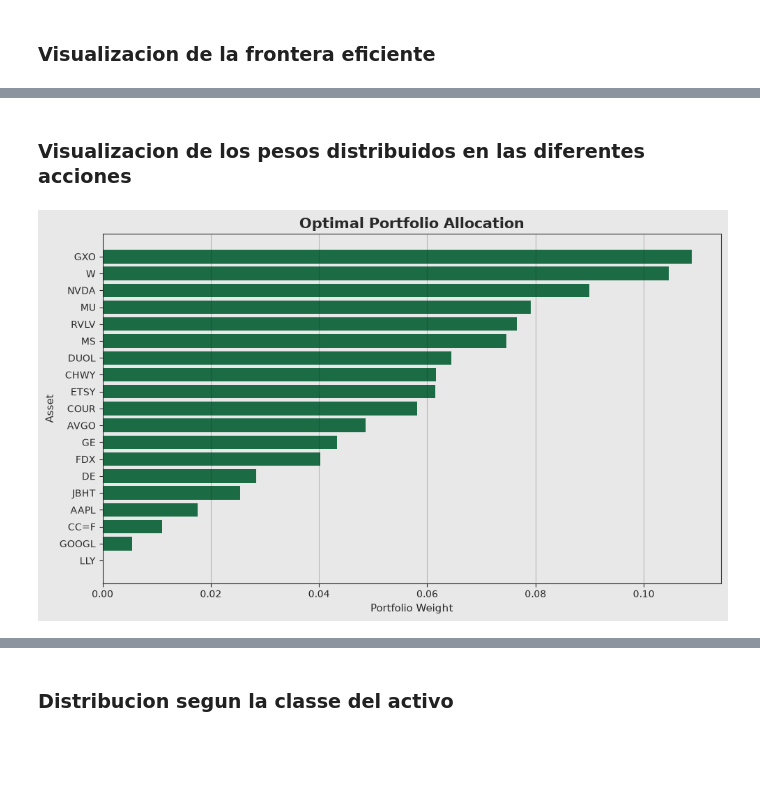
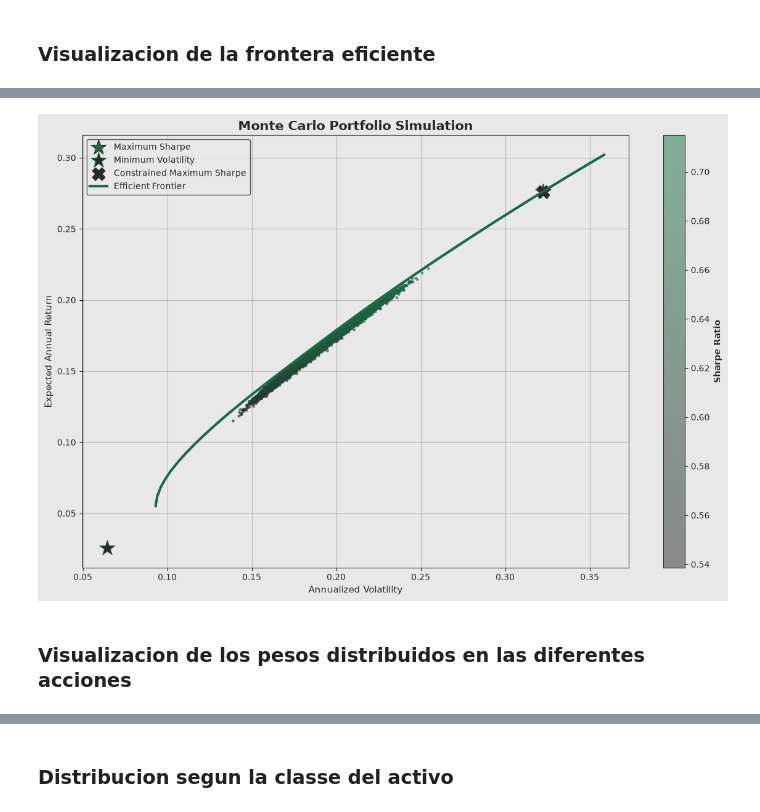
Before and after one commit to Nicosuarezso/portfolio-optimization, a Jupyter notebook: notebooks/03_portfolio_optimization.ipynb, the cells around one changed output, grey strips where cells are left out. Cells and saved outputs as stored; diff of their text form; code cells hidden in the pictures; blank space fills up the shorter version.

Commit message:
refactor: mover funciones de plotting a src/visualizations

```diff
--- a/notebooks/03_portfolio_optimization.ipynb
+++ b/notebooks/03_portfolio_optimization.ipynb
@@ -1255,42 +1173,13 @@ plt.show()
+# %%
+plot_efficient_frontier(
+    simulation_results,
+    max_sharpe_performance,
+    min_volatility_performance,
+    max_sharpe_performance_constrained,
+    efficient_volatility,
+    efficient_returns
+)
+# %% [output]
+[figure, added]
 # %% [markdown]
 ### Visualizacion de los pesos distribuidos en las diferentes acciones
-# %%
-
-
-plot_weights = (
-    max_sharpe_weights_constrained_df
-    .sort_values("weight", ascending=True)
-)
-
-fig, ax = plt.subplots(figsize=(10, 6))
-fig.patch.set_facecolor(BG)
-ax.set_facecolor(BG)
-
-ax.barh(
-    plot_weights["ticker"],
-    plot_weights["weight"],
-    color=ACCENT
-)
-
-ax.set_title(
-    "Optimal Portfolio Allocation",
-    fontsize=15,
-    fontweight="bold",
-    color=INK
-)
-
-ax.set_xlabel("Portfolio Weight", color=INK, fontsize=11)
-ax.set_ylabel("Asset", color=INK, fontsize=11)
-
-ax.tick_params(colors=INK)
-for spine in ax.spines.values():
-    spine.set_color(INK)
-    spine.set_linewidth(0.8)
-
-ax.grid(axis="x", alpha=0.25, color=INK)
-
-plt.tight_layout()
-plt.show()
-plt.show()
-# %% [output]
-[figure, removed]
```
Also changed, not shown: parts of 9 cells of this notebook, 1 other file.
